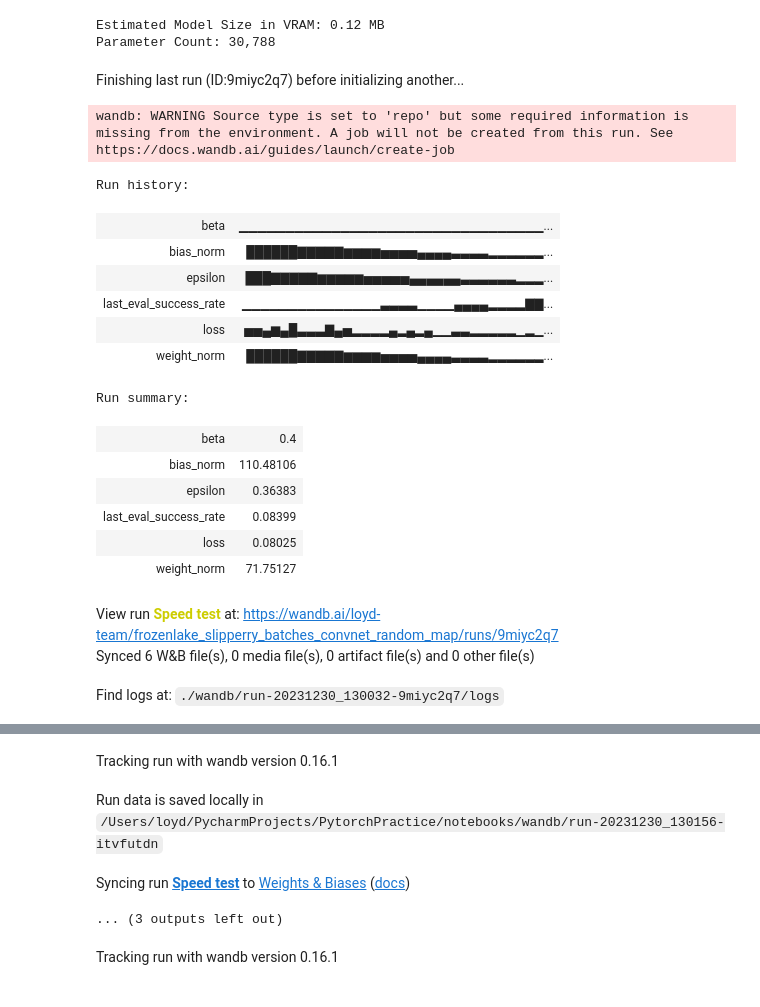
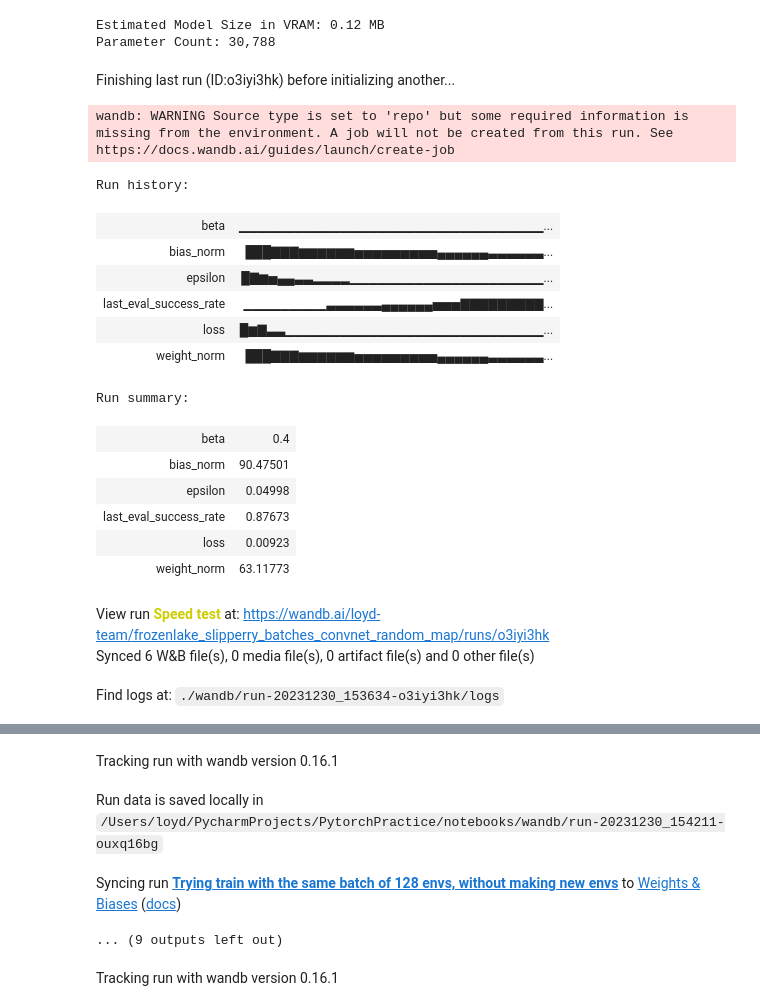
Before and after one commit to Looyyd/PytorchPractice, a Jupyter notebook: notebooks/FrozenLake/ice_agent.ipynb, the cells around one changed output, grey strips where cells are left out. Saved outputs shown, nothing was run; the diff lists cells and outputs as text; code cells hidden in the pictures.

```diff
--- a/notebooks/FrozenLake/ice_agent.ipynb
+++ b/notebooks/FrozenLake/ice_agent.ipynb
@@ -536,7 +562,7 @@ random_map = True
 is_slippery = False
 # %%
 # Train the model
-num_steps = 1_000
+num_steps = 10_000
 n_actions = env.action_space.n
 size = 4
 n_states = size*size
@@ -559,7 +585,7 @@ Parameter Count: 30,788
 # %%
 
 wandb.init(project="frozenlake_slipperry_batches_convnet_random_map",
-           name="Speed test",
+           name="Trying train with the same batch of 128 envs, without making new envs",
            reinit=True,
            config={"learning_rate": learning_rate,
                    "gamma": gamma,
@@ -575,46 +601,46 @@ wandb.init(project="frozenlake_slipperry_batches_convnet_random_map",
                    "hole_reward": hole_reward,
                    "in_place_reward": in_place_reward,
                    "step_reward": step_reward,
                    "minimum_epsilon": min_epsilon,
                    "gradient_clipping_max_norm": gradient_clipping_max_norm,
                    "batch_size": batch_size,
                    "buffer_alpha": buffer_alpha,
                    "beta": beta,
                    "beta_increment": beta_increment,
                    "model2_step_update_frequency": model2_step_update_frequency,
                    "layers": layers})
 model, _ = train_model(model, create_convnet_model, optimizer, loss_fn, gamma, epsilon, epsilon_decay, num_steps, device, n_states,
                     random_map=random_map, is_slippery=is_slippery,
                     forward_step_reward=forward_step_reward,
                     visited_step_reward=visited_step_reward,
                     hole_reward=hole_reward,
                     in_place_reward=in_place_reward,
                     step_reward=step_reward,
                     minimum_epsilon=min_epsilon,
                     gradient_clipping_max_norm=gradient_clipping_max_norm,
                     batch_size=batch_size,
                     buffer_alpha=buffer_alpha,
                     beta=beta,
                     beta_increment=beta_increment,
                     model2_step_update_frequency=model2_step_update_frequency)
 wandb.finish()
 # %% [output]
-Finishing last run (ID:9miyc2q7) before initializing another...
+Finishing last run (ID:o3iyi3hk) before initializing another...
 wandb: WARNING Source type is set to 'repo' but some required information is missing from the environment. A job will not be created from this run. See https://docs.wandb.ai/guides/launch/create-job
 Run history:
 | beta | ▁▁▁▁▁▁▁▁▁▁▁▁▁▁▁▁▁▁▁▁▁▁▁▁▁▁▁▁▁▁▁▁▁... |
-| bias_norm | ██████▇▇▇▇▇▆▆▆▆▅▅▅▅▄▄▄▄▃▃▃▃▂▂▂▂▂▂... |
-| epsilon | ███▇▇▇▇▇▆▆▆▆▆▅▅▅▅▅▄▄▄▄▄▄▃▃▃▃▃▃▂▂▂... |
-| last_eval_success_rate | ▁▁▁▁▁▁▁▁▁▁▁▁▁▁▁▃▃▃▃▁▁▁▁▄▄▄▄▂▂▂▂▇▇... |
-| loss | ▅▅▄▆▄█▃▃▃▇▄▅▂▂▂▂▄▂▄▂▄▁▁▃▃▂▂▂▂▂▁▂▁... |
-| weight_norm | ██████▇▇▇▇▇▆▆▆▆▅▅▅▅▄▄▄▄▃▃▃▃▂▂▂▂▂▂... |
+| bias_norm | ███▇▇▇▆▆▆▆▆▆▅▅▅▅▅▅▅▅▅▄▄▄▄▄▄▃▃▃▃▃▃... |
+| epsilon | █▇▆▅▄▄▃▃▂▂▂▂▁▁▁▁▁▁▁▁▁▁▁▁▁▁▁▁▁▁▁▁▁... |
+| last_eval_success_rate | ▁▁▁▁▁▁▁▁▁▃▃▃▃▃▃▄▄▄▄▄▄▅▅▅▇▇▇▇▇▇▇▇▇... |
+| loss | █▆▇▃▃▁▁▁▁▁▁▁▁▁▁▁▁▁▁▁▁▁▁▁▁▁▁▁▁▁▁▁▁... |
+| weight_norm | ███▇▇▇▆▆▆▆▆▆▅▅▅▅▅▅▅▅▅▄▄▄▄▄▄▃▃▃▃▃▃... |
 Run summary:
 | beta | 0.4 |
-| bias_norm | 110.48106 |
-| epsilon | 0.36383 |
-| last_eval_success_rate | 0.08399 |
-| loss | 0.08025 |
-| weight_norm | 71.75127 |
+| bias_norm | 90.47501 |
+| epsilon | 0.04998 |
+| last_eval_success_rate | 0.87673 |
+| loss | 0.00923 |
+| weight_norm | 63.11773 |
-View run Speed test at: https://wandb.ai/loyd-team/frozenlake_slipperry_batches_convnet_random_map/runs/9miyc2q7
+View run Speed test at: https://wandb.ai/loyd-team/frozenlake_slipperry_batches_convnet_random_map/runs/o3iyi3hk
 Synced 6 W&B file(s), 0 media file(s), 0 artifact file(s) and 0 other file(s)
-Find logs at: ./wandb/run-20231230_130032-9miyc2q7/logs
+Find logs at: ./wandb/run-20231230_153634-o3iyi3hk/logs
@@ -622,7 +648,7 @@ Successfully finished last run (ID:9miyc2q7). Initializing new run:
 Tracking run with wandb version 0.16.1
-Run data is saved locally in /Users/loyd/PycharmProjects/PytorchPractice/notebooks/wandb/run-20231230_130156-itvfutdn
+Run data is saved locally in /Users/loyd/PycharmProjects/PytorchPractice/notebooks/wandb/run-20231230_154211-ouxq16bg
-Syncing run Speed test to Weights & Biases (docs)
+Syncing run Trying train with the same batch of 128 envs, without making new envs to Weights & Biases (docs)
-... (3 outputs left out)
+... (9 outputs left out)
 # %%
 # save model
 torch.save(model.state_dict(), "frozenlake_convnet_random_map_96.pt")
```
Also changed, not shown: parts of 4 cells of this notebook, 1 other file.
